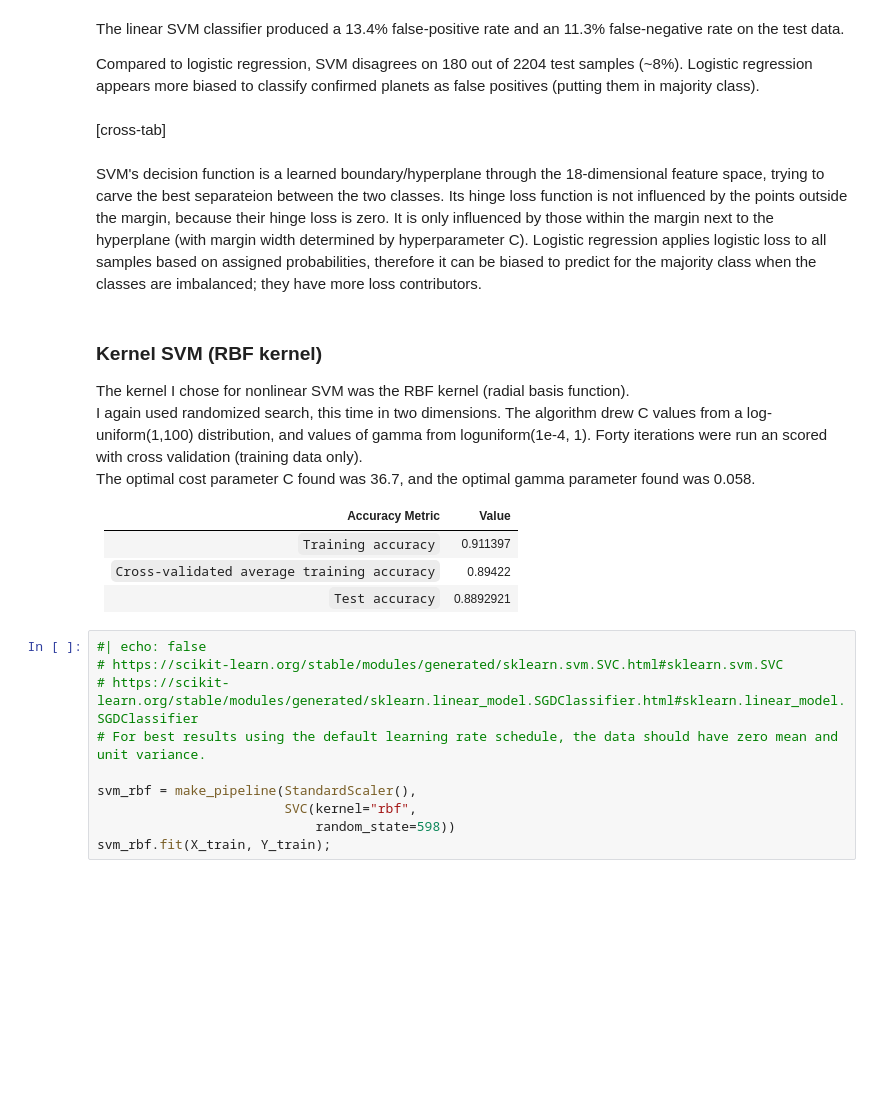
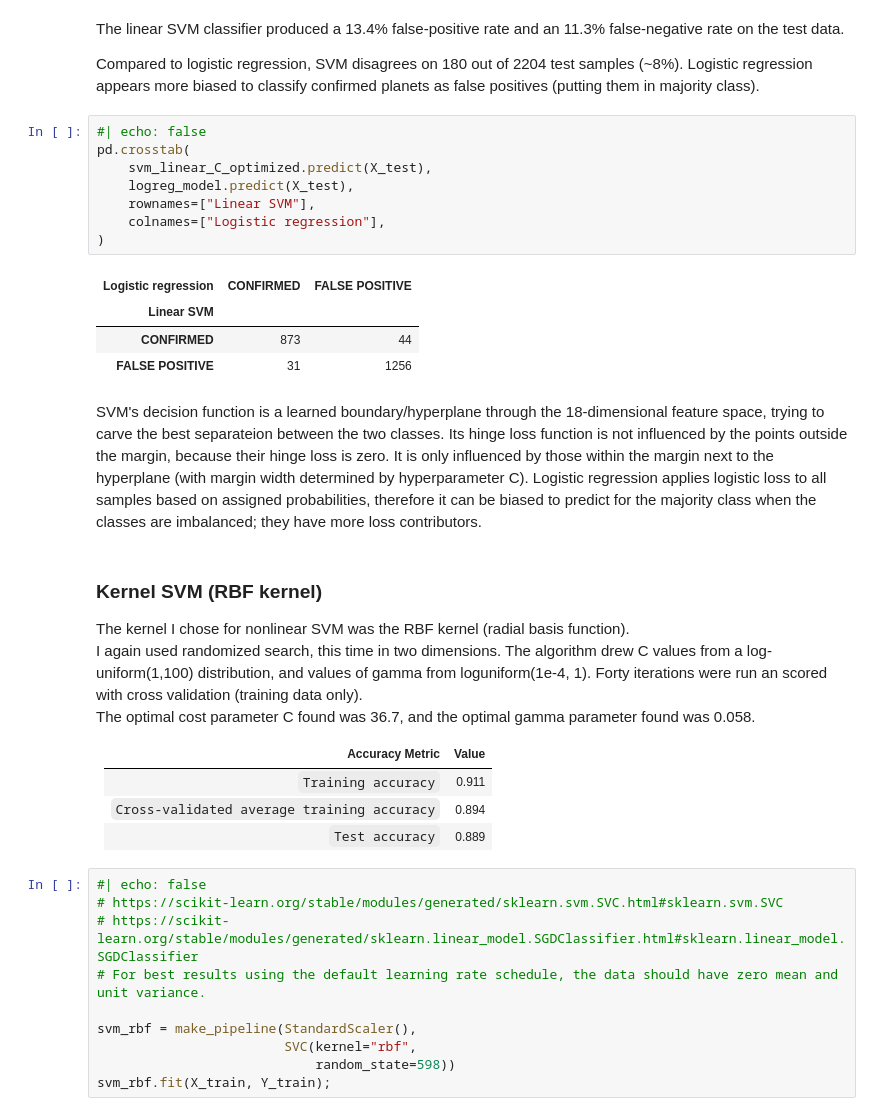
Before and after one commit to jbowen102/CS598_PSL_Project_1, a Jupyter notebook: Project1_jbowen.ipynb, the cells around one changed output. Drawn from its saved outputs; the diff is of its cells as text; blank space fills up the shorter version.

```diff
--- a/Project1_jbowen.ipynb
+++ b/Project1_jbowen.ipynb
@@ -275,8 +312,19 @@ with plt.rc_context({
 The linear SVM classifier produced a 13.4% false-positive rate and an 11.3% false-negative rate on the test data.
 
 Compared to logistic regression, SVM disagrees on 180 out of 2204 test samples (~8%). Logistic regression appears more biased to classify confirmed planets as false positives (putting them in majority class).
-# %% [markdown]
-[cross-tab]
+# %%
+#| echo: false
+pd.crosstab(
+    svm_linear_C_optimized.predict(X_test),
+    logreg_model.predict(X_test),
+    rownames=["Linear SVM"],
+    colnames=["Logistic regression"],
+)
+# %% [output]
+| Logistic regression | CONFIRMED | FALSE POSITIVE |
+| Linear SVM |  |  |
+| CONFIRMED | 873 | 44 |
+| FALSE POSITIVE | 31 | 1256 |
 # %% [markdown]
 SVM's decision function is a learned boundary/hyperplane through the 18-dimensional feature space, trying to carve the best separateion between the two classes. Its hinge loss function is not influenced by the points outside the margin, because their hinge loss is zero. It is only influenced by those within the margin next to the hyperplane (with margin width determined by hyperparameter C). Logistic regression applies logistic loss to all samples based on assigned probabilities, therefore it can be biased to predict for the majority class when the classes are imbalanced; they have more loss contributors.
 # %% [markdown]
@@ -288,9 +336,9 @@ The optimal cost parameter C found was 36.7, and the optimal gamma parameter fou
 
 | Accuracy Metric | Value |
 |---|---|
-| `Training accuracy` | 0.911397 |
-| `Cross-validated average training accuracy` | 0.89422 |
-| `Test accuracy` | 0.8892921 |
+| `Training accuracy` | 0.911 |
+| `Cross-validated average training accuracy` | 0.894 |
+| `Test accuracy` | 0.889 |
 # %%
 #| echo: false
 # https://scikit-learn.org/stable/modules/generated/sklearn.svm.SVC.html#sklearn.svm.SVC
```
Also changed, not shown: parts of 9 cells of this notebook, 1 other file.
